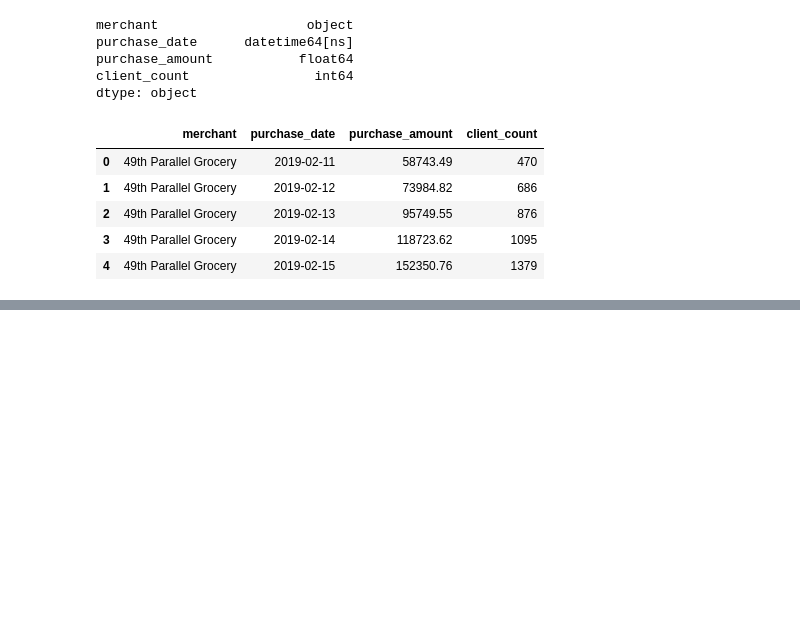
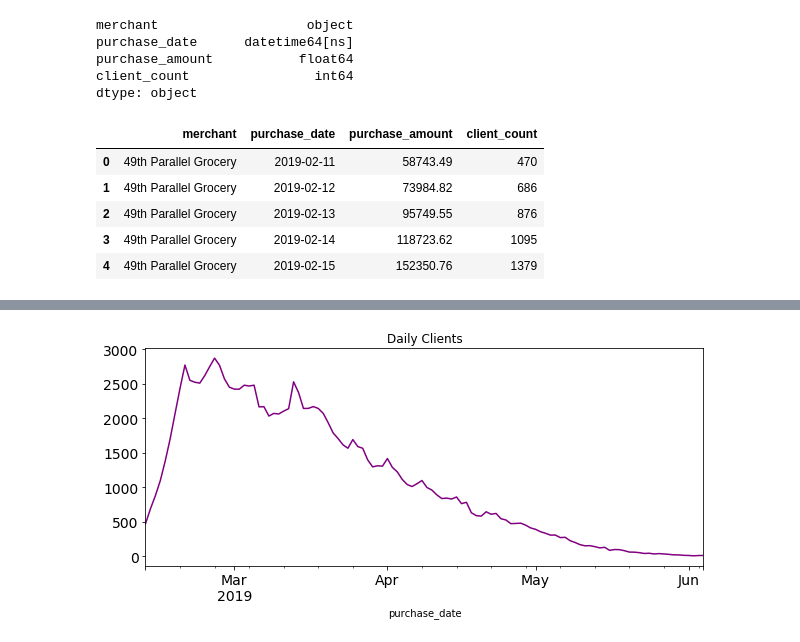
Before and after one commit to hanhanwu/Hanhan_Break_the_Limits, a Jupyter notebook: Bank_Fantasy/Golden_Bridge/purchase_times_series_preparation.ipynb, the cells around one changed output, grey strips where cells are left out. Saved outputs shown, nothing was run; the diff lists cells and outputs as text; code cells hidden in the pictures; blank space fills up the shorter version.

```diff
--- a/Bank_Fantasy/Golden_Bridge/purchase_times_series_preparation.ipynb
+++ b/Bank_Fantasy/Golden_Bridge/purchase_times_series_preparation.ipynb
@@ -77,0 +87,5 @@ dtype: object
+# %%
+sample_ts_df['client_count'].plot(figsize=(10, 4), title= 'Daily Clients', fontsize=14, color='purple')
+plt.show()
+# %% [output]
+[figure, added]
```
Also changed, not shown: parts of 11 cells of this notebook.
